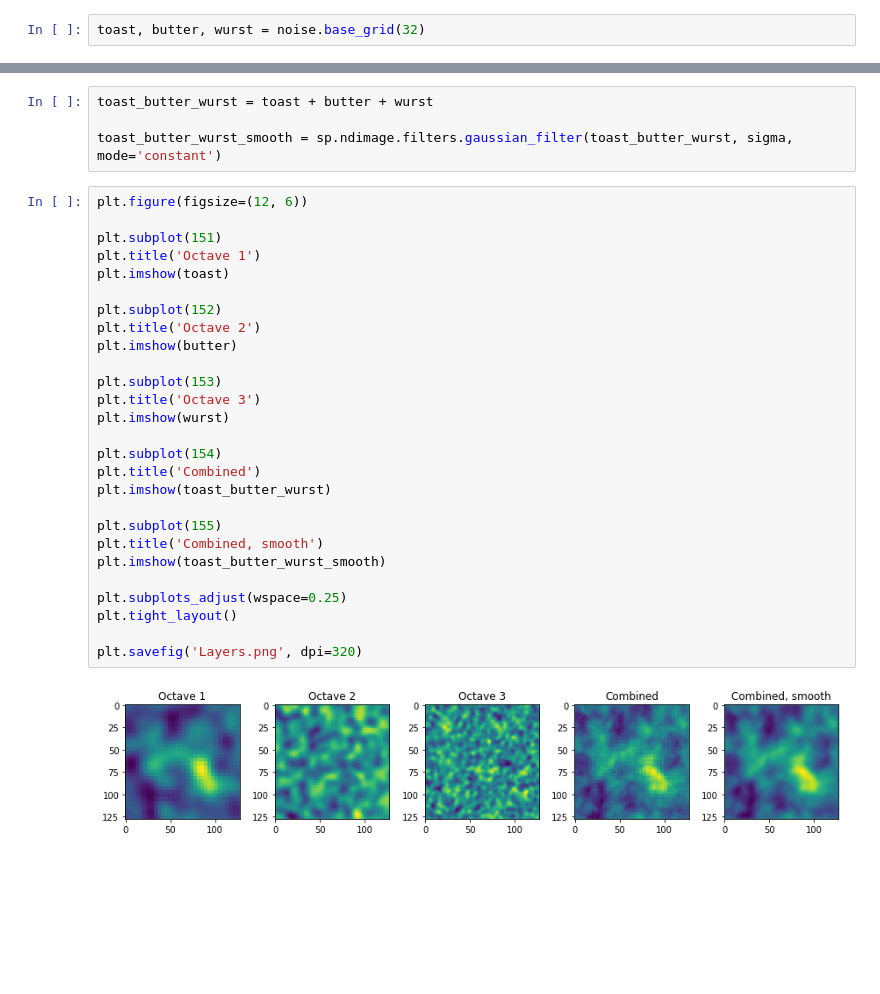
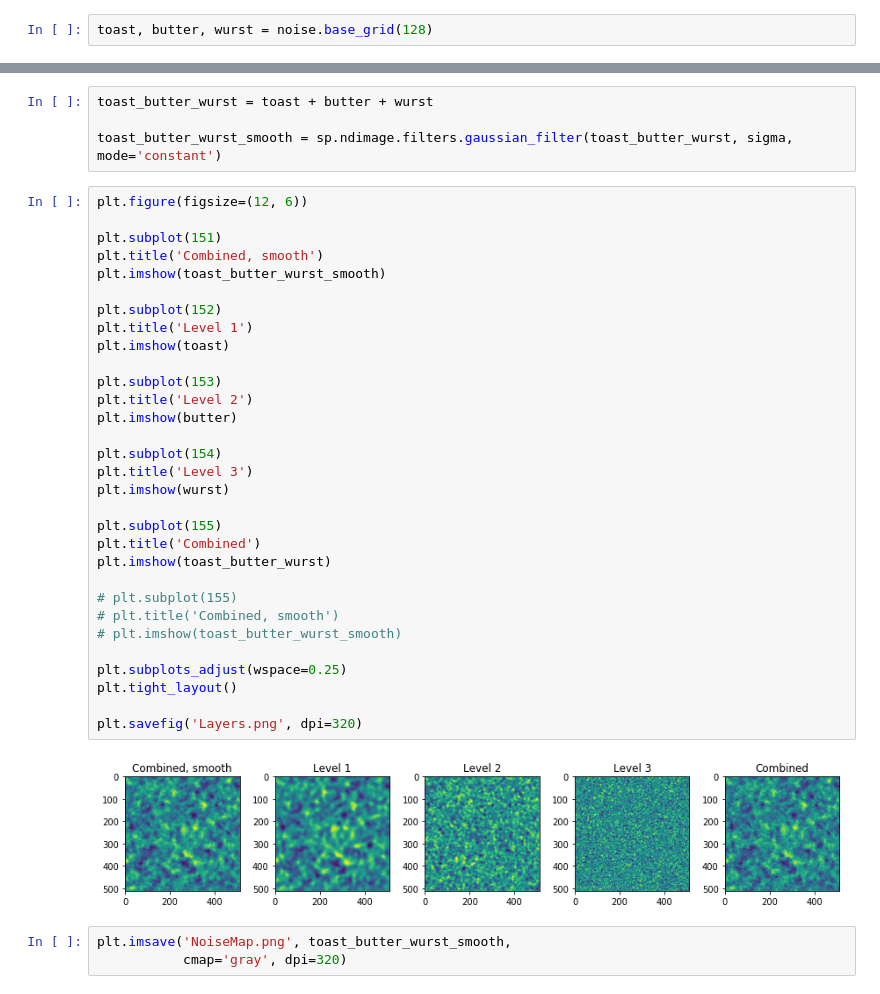
Before and after one commit to TristanHehnen/Noise, a Jupyter notebook: Noise.ipynb, the cells around one changed output, grey strips where cells are left out. Cells and saved outputs as stored; diff of their text form; blank space fills up the shorter version.

```diff
--- a/Noise.ipynb
+++ b/Noise.ipynb
@@ -17,7 +17,7 @@ importlib.reload(noise)
 # %% [output]
 <module 'core.noise' from 'D:\\Git\\Noise\\core\\noise.py'>
 # %%
-toast, butter, wurst = noise.base_grid(32)
+toast, butter, wurst = noise.base_grid(128)
 # %%
 # Set up gaussian filter
 sigma_y = 2.0
@@ -47,30 +47,37 @@ toast_butter_wurst_smooth = sp.ndimage.filters.gaussian_filter(toast_butter_wurs
 # %%
 plt.figure(figsize=(12, 6))
 
 plt.subplot(151)
-plt.title('Octave 1')
+plt.title('Combined, smooth')
+plt.imshow(toast_butter_wurst_smooth)
+
+plt.subplot(152)
+plt.title('Level 1')
 plt.imshow(toast)
 
-plt.subplot(152)
-plt.title('Octave 2')
+plt.subplot(153)
+plt.title('Level 2')
 plt.imshow(butter)
 
-plt.subplot(153)
-plt.title('Octave 3')
+plt.subplot(154)
+plt.title('Level 3')
 plt.imshow(wurst)
 
-plt.subplot(154)
+plt.subplot(155)
 plt.title('Combined')
 plt.imshow(toast_butter_wurst)
 
-plt.subplot(155)
-plt.title('Combined, smooth')
-plt.imshow(toast_butter_wurst_smooth)
+# plt.subplot(155)
+# plt.title('Combined, smooth')
+# plt.imshow(toast_butter_wurst_smooth)
 
 plt.subplots_adjust(wspace=0.25)
 plt.tight_layout()
 
 plt.savefig('Layers.png', dpi=320)
 # %% [output]
-[figure, old version]
+[figure, new version]
+# %%
+plt.imsave('NoiseMap.png', toast_butter_wurst_smooth,
+           cmap='gray', dpi=320)
 # %%
```
Also changed, not shown: parts of 1 cell of this notebook, 1 other file.
